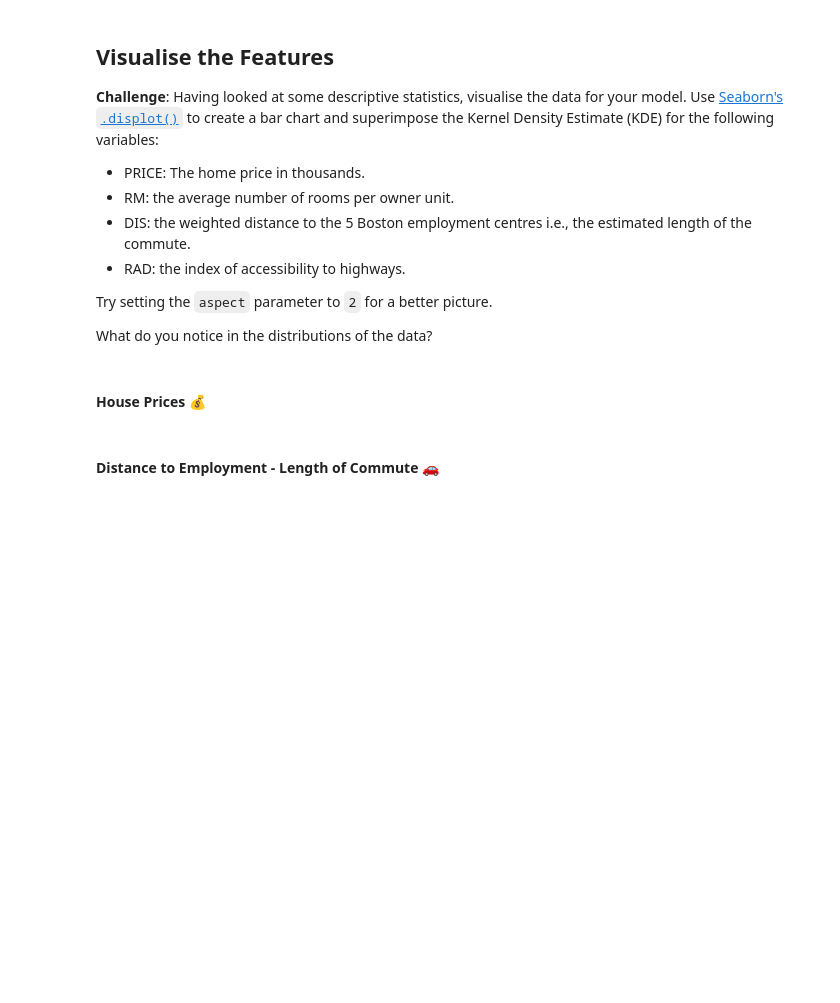
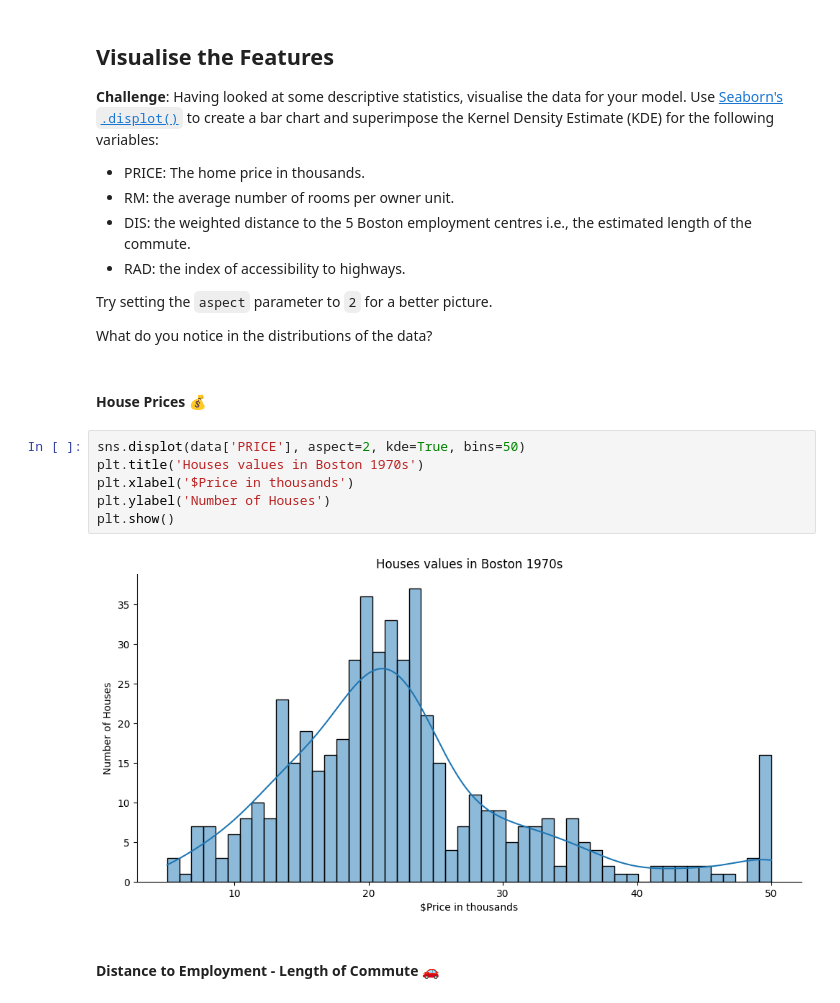
Before and after one commit to Xor01/Houses-Valuation-model, a Jupyter notebook: Multivariable_Regression_and_Valuation_Model.ipynb, the cells around one changed output. Drawn from its saved outputs; the diff is of its cells as text; blank space fills up the shorter version.

Commit message:
create different chart using sns.displot()
charts are about prices, number of rooms, distance to work, index to access highways

```diff
--- a/Multivariable_Regression_and_Valuation_Model.ipynb
+++ b/Multivariable_Regression_and_Valuation_Model.ipynb
@@ -147,5 +147,13 @@ Try setting the `aspect` parameter to `2` for a better picture.
 What do you notice in the distributions of the data?
 # %% [markdown]
 #### House Prices 💰
+# %%
+sns.displot(data['PRICE'], aspect=2, kde=True, bins=50)
+plt.title('Houses values in Boston 1970s')
+plt.xlabel('$Price in thousands')
+plt.ylabel('Number of Houses')
+plt.show()
+# %% [output]
+[figure, added]
 # %% [markdown]
 #### Distance to Employment - Length of Commute 🚗
```
Also changed, not shown: parts of 3 cells of this notebook.
